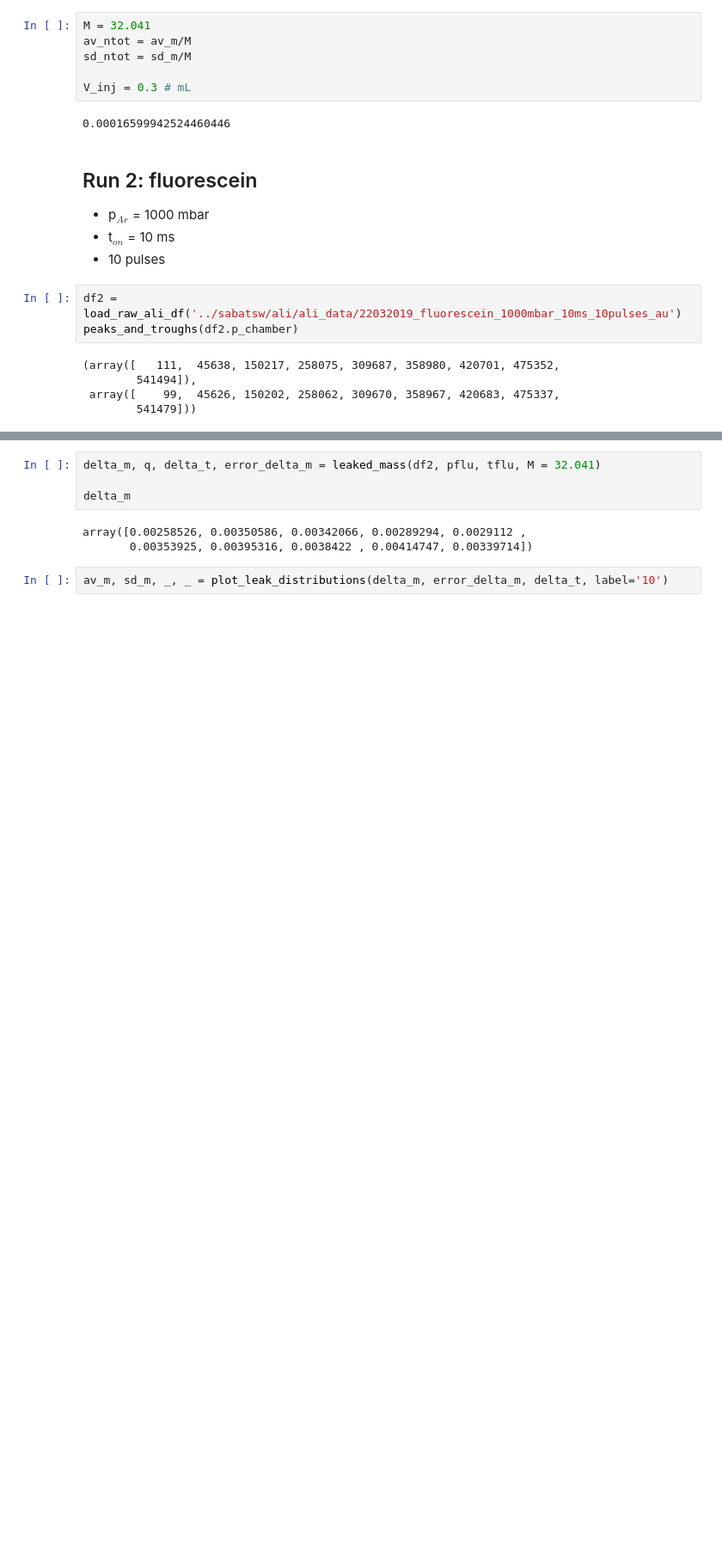
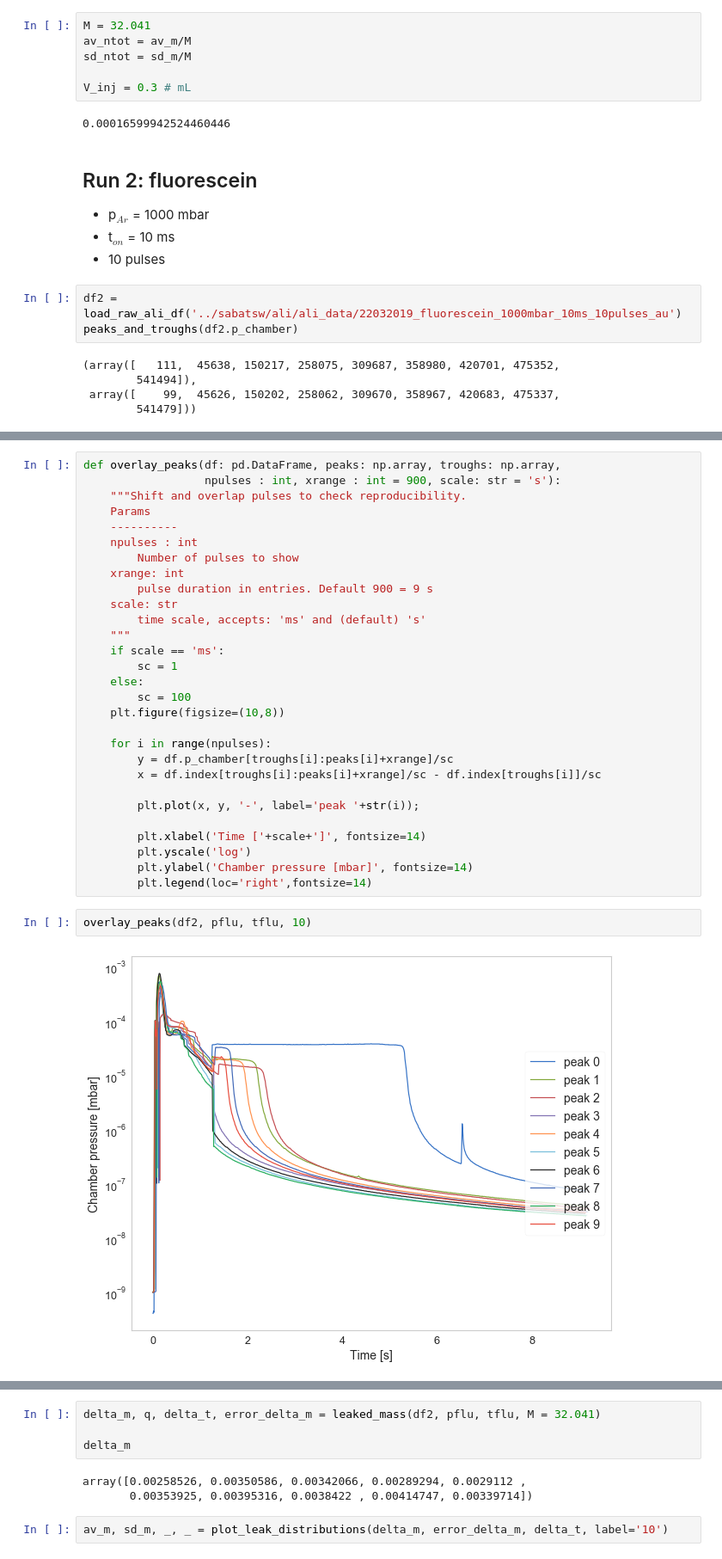
Before and after one commit to proscrite/SABAT, a Jupyter notebook: notebooks/ali_minimum_ontime_resolution.ipynb, the cells around one changed output, grey strips where cells are left out. Shown: that part at 86% size. Cells and saved outputs as stored; diff of their text form; blank space fills up the shorter version.

```diff
--- a/notebooks/ali_minimum_ontime_resolution.ipynb
+++ b/notebooks/ali_minimum_ontime_resolution.ipynb
@@ -219,0 +210,33 @@ pflu, tflu = plot_pressure_curve(df2, tit='fluorescein curve')
+# %%
+def overlay_peaks(df: pd.DataFrame, peaks: np.array, troughs: np.array,
+                  npulses : int, xrange : int = 900, scale: str = 's'):
+    """Shift and overlap pulses to check reproducibility.
+    Params
+    ----------
+    npulses : int
+        Number of pulses to show
+    xrange: int
+        pulse duration in entries. Default 900 = 9 s
+    scale: str
+        time scale, accepts: 'ms' and (default) 's'
+    """
+    if scale == 'ms':
+        sc = 1
+    else:
+        sc = 100
+    plt.figure(figsize=(10,8))
+
+    for i in range(npulses):
+        y = df.p_chamber[troughs[i]:peaks[i]+xrange]/sc
+        x = df.index[troughs[i]:peaks[i]+xrange]/sc - df.index[troughs[i]]/sc
+
+        plt.plot(x, y, '-', label='peak '+str(i));
+
+        plt.xlabel('Time ['+scale+']', fontsize=14)
+        plt.yscale('log')
+        plt.ylabel('Chamber pressure [mbar]', fontsize=14)
+        plt.legend(loc='right',fontsize=14)
+# %%
+overlay_peaks(df2, pflu, tflu, 10)
+# %% [output]
+[figure, added]
```
Also changed, not shown: parts of 8 cells of this notebook.
